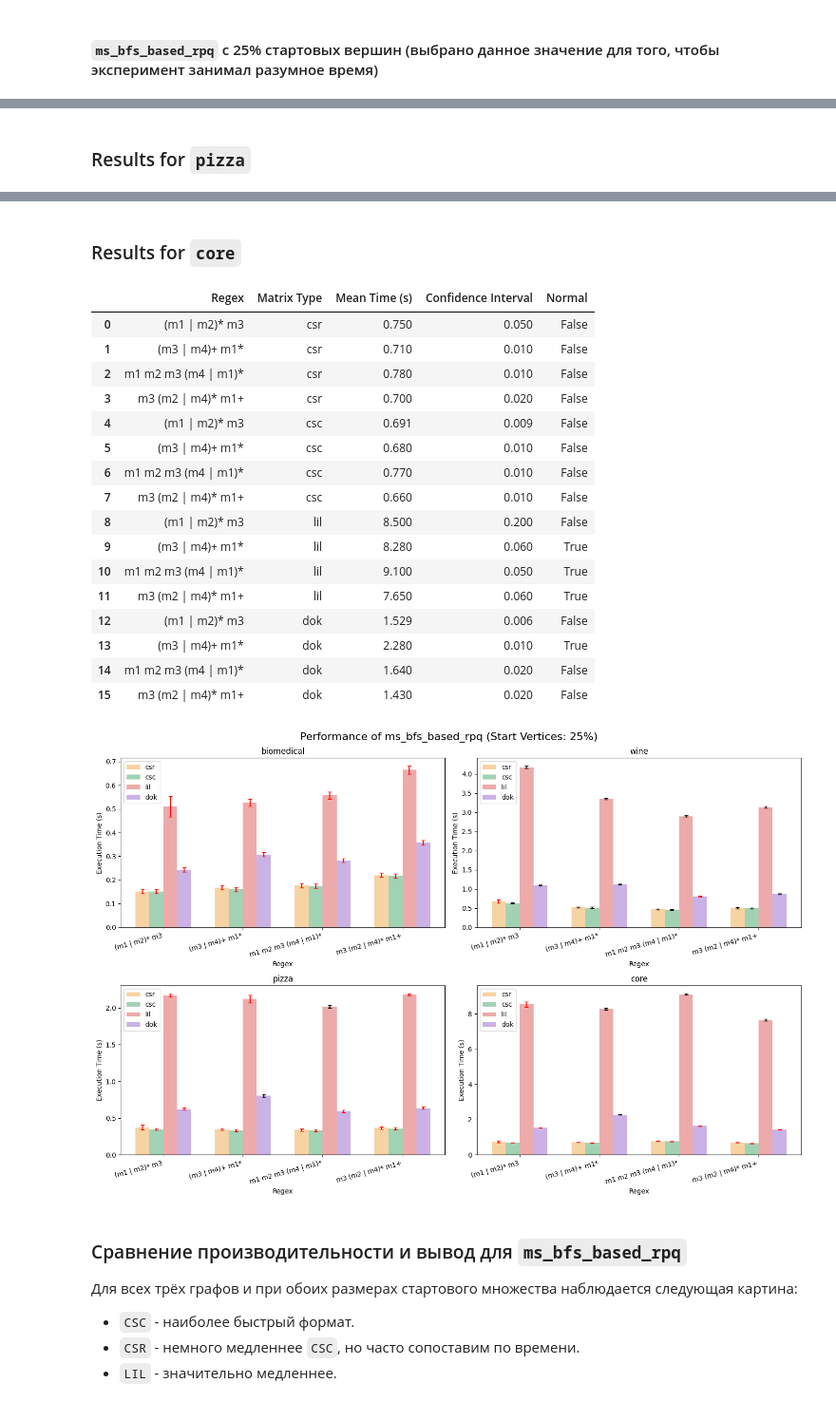
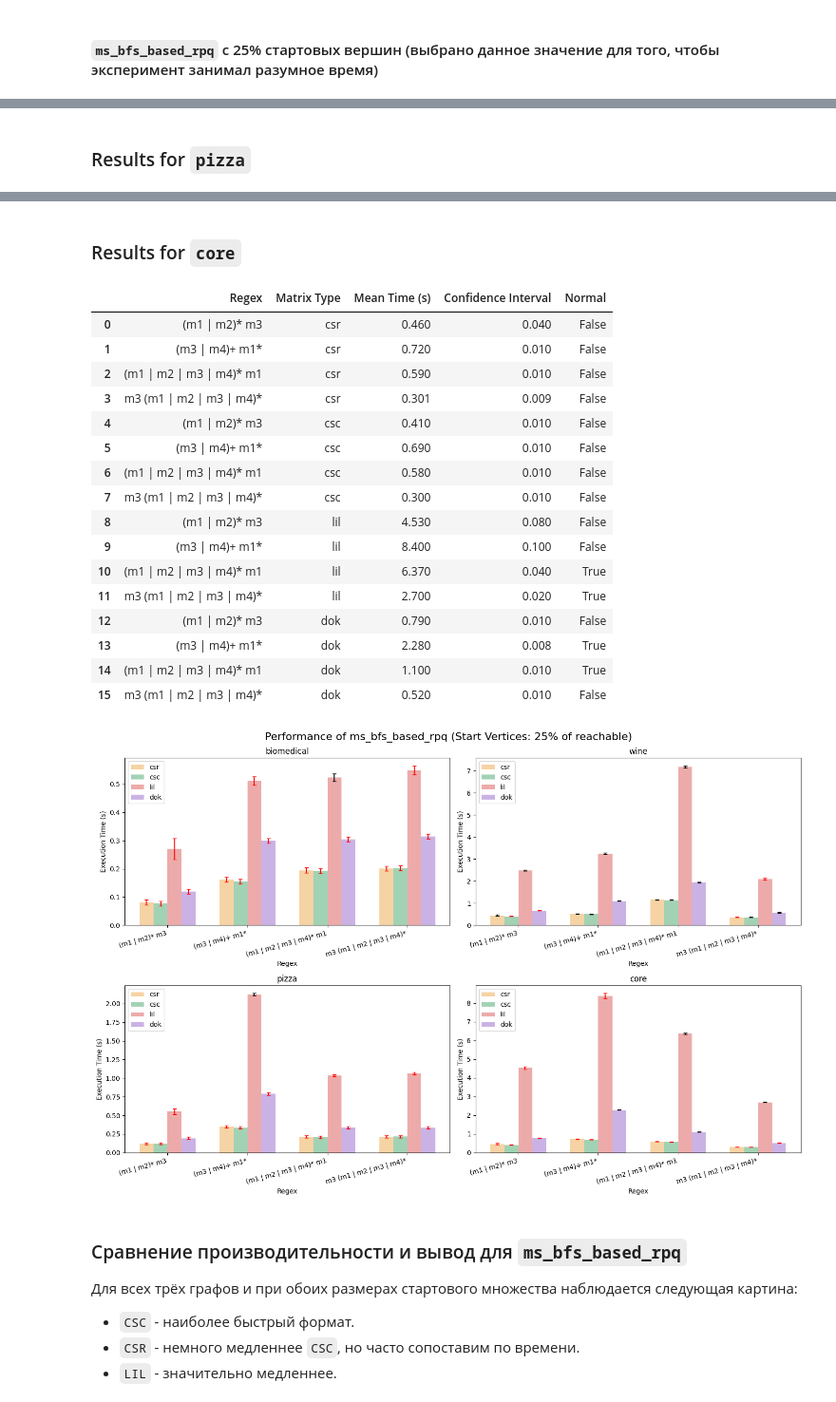
Before and after one commit to RodionovMaxim05/formal-lang-course, a Jupyter notebook: experiments/5task.ipynb, the cells around one changed output, grey strips where cells are left out. Shown at 95% size. Drawn from its saved outputs; the diff is of its cells as text; code cells hidden in the pictures.

Commit message:
refactor: update functions and calculations

```diff
--- a/experiments/5task.ipynb
+++ b/experiments/5task.ipynb
@@ -138,8 +135,8 @@ EXPERIMENT_GRAPHS: List[str] = [
 REGEX_TEMPLATES: List[str] = [
     "(m1 | m2)* m3",
     "(m3 | m4)+ m1*",
-    "m1 m2 m3 (m4 | m1)*",
-    "m3 (m2 | m4)* m1+",
+    "(m1 | m2 | m3 | m4)* m1",
+    "m3 (m1 | m2 | m3 | m4)*",
 ]
 
 GRAPH_REGEX_MAP: Dict[str, List[str]] = {}
@@ -151,7 +148,8 @@ MATRIX_TYPES: Dict[str, MatrixType] = {
     "dok": dok_array,
 }
 
-START_NODES_PERCENTAGES: List[int] = [5, 10, 20, 30, 45, 60, 80, 100]
+START_NODES_ABSOLUTE: List[int] = [1, 5, 10]
+START_NODES_PERCENTAGES: List[int] = [5, 10, 20, 35, 50, 70, 100]
 NUMBER_OF_LAUNCHES: int = 20
 # %% [markdown]
 ### Вспомагательные функции
@@ -388,14 +486,24 @@ def plot_results(
     ax.set_xlabel("Regex")
 
 
-def run_matrix_type_experiment(rpq_function, start_percent: int = 100) -> None:
+def run_matrix_type_experiment(
+    rpq_function, start_percent: int = None, start_absolute: int = None
+) -> None:
+    if start_percent is None and start_absolute is None:
+        start_percent = 100
+
+    if start_percent is not None:
+        title_suffix = f"(Start Vertices: {start_percent}% of reachable)"
+    else:
+        title_suffix = f"(Start Vertices: {start_absolute} reachable nodes)"
+
     num_graphs = len(EXPERIMENT_GRAPHS)
     num_cols = 2
     num_rows = (num_graphs + num_cols - 1) // num_cols
 
     fig, axes = plt.subplots(num_rows, num_cols, figsize=(15, 5 * num_rows))
     fig.suptitle(
-        f"Performance of {rpq_function.__name__} (Start Vertices: {start_percent}%)",
+        f"Performance of {rpq_function.__name__} {title_suffix}",
         fontsize=16,
     )
     axes = numpy.array(axes).flatten()
@@ -405,14 +513,21 @@ def run_matrix_type_experiment(rpq_function, start_percent: int = 100) -> None:
 
         regexes = GRAPH_REGEX_MAP[graph_name]
 
-        start_vertices = get_start_nodes(graph, start_percent)
-
         results = {
             matrix_type: {"means": [], "conf_inter": [], "is_normal": []}
             for matrix_type in MATRIX_TYPES
         }
 
         for regex in regexes:
+            if start_percent is not None:
+                start_vertices = get_start_nodes_from_reachable_pairs(
+                    graph, regex, percent=start_percent
+                )
+            else:
+                start_vertices = get_start_nodes_from_reachable_pairs(
+                    graph, regex, absolute=start_absolute
+                )
+
             for matrix_type, matrix_class in MATRIX_TYPES.items():
                 launches: List[float] = []
 
@@ -657,7 +833,7 @@ run_matrix_type_experiment(tensor_based_rpq, 50)
 # %% [markdown]
 #### `ms_bfs_based_rpq` с 10% стартовых вершин
 # %%
-run_matrix_type_experiment(ms_bfs_based_rpq, 10)
+run_matrix_type_experiment(ms_bfs_based_rpq, start_percent=10)
 # %% [output]
 ### Results for `biomedical`
 |  | Regex | Matrix Type | Mean Time (s) | Confidence Interval | Normal |
@@ -735,7 +911,7 @@ run_matrix_type_experiment(ms_bfs_based_rpq, 10)
 # %% [markdown]
 #### `ms_bfs_based_rpq` с 25% стартовых вершин (выбрано данное значение для того, чтобы эксперимент занимал разумное время)
 # %%
-run_matrix_type_experiment(ms_bfs_based_rpq, 25)
+run_matrix_type_experiment(ms_bfs_based_rpq, start_percent=25)
 # %% [output]
 ### Results for `biomedical`
 |  | Regex | Matrix Type | Mean Time (s) | Confidence Interval | Normal |
@@ -794,22 +970,22 @@ run_matrix_type_experiment(ms_bfs_based_rpq, 25)
 ### Results for `core`
 |  | Regex | Matrix Type | Mean Time (s) | Confidence Interval | Normal |
-| 0 | (m1 | m2)* m3 | csr | 0.750 | 0.050 | False |
-| 1 | (m3 | m4)+ m1* | csr | 0.710 | 0.010 | False |
-| 2 | m1 m2 m3 (m4 | m1)* | csr | 0.780 | 0.010 | False |
-| 3 | m3 (m2 | m4)* m1+ | csr | 0.700 | 0.020 | False |
-| 4 | (m1 | m2)* m3 | csc | 0.691 | 0.009 | False |
-| 5 | (m3 | m4)+ m1* | csc | 0.680 | 0.010 | False |
-| 6 | m1 m2 m3 (m4 | m1)* | csc | 0.770 | 0.010 | False |
-| 7 | m3 (m2 | m4)* m1+ | csc | 0.660 | 0.010 | False |
-| 8 | (m1 | m2)* m3 | lil | 8.500 | 0.200 | False |
-| 9 | (m3 | m4)+ m1* | lil | 8.280 | 0.060 | True |
-| 10 | m1 m2 m3 (m4 | m1)* | lil | 9.100 | 0.050 | True |
-| 11 | m3 (m2 | m4)* m1+ | lil | 7.650 | 0.060 | True |
-| 12 | (m1 | m2)* m3 | dok | 1.529 | 0.006 | False |
-| 13 | (m3 | m4)+ m1* | dok | 2.280 | 0.010 | True |
-| 14 | m1 m2 m3 (m4 | m1)* | dok | 1.640 | 0.020 | False |
-| 15 | m3 (m2 | m4)* m1+ | dok | 1.430 | 0.020 | False |
+| 0 | (m1 | m2)* m3 | csr | 0.460 | 0.040 | False |
+| 1 | (m3 | m4)+ m1* | csr | 0.720 | 0.010 | False |
+| 2 | (m1 | m2 | m3 | m4)* m1 | csr | 0.590 | 0.010 | False |
+| 3 | m3 (m1 | m2 | m3 | m4)* | csr | 0.301 | 0.009 | False |
+| 4 | (m1 | m2)* m3 | csc | 0.410 | 0.010 | False |
+| 5 | (m3 | m4)+ m1* | csc | 0.690 | 0.010 | False |
+| 6 | (m1 | m2 | m3 | m4)* m1 | csc | 0.580 | 0.010 | False |
+| 7 | m3 (m1 | m2 | m3 | m4)* | csc | 0.300 | 0.010 | False |
+| 8 | (m1 | m2)* m3 | lil | 4.530 | 0.080 | False |
+| 9 | (m3 | m4)+ m1* | lil | 8.400 | 0.100 | False |
+| 10 | (m1 | m2 | m3 | m4)* m1 | lil | 6.370 | 0.040 | True |
+| 11 | m3 (m1 | m2 | m3 | m4)* | lil | 2.700 | 0.020 | True |
+| 12 | (m1 | m2)* m3 | dok | 0.790 | 0.010 | False |
+| 13 | (m3 | m4)+ m1* | dok | 2.280 | 0.008 | True |
+| 14 | (m1 | m2 | m3 | m4)* m1 | dok | 1.100 | 0.010 | True |
+| 15 | m3 (m1 | m2 | m3 | m4)* | dok | 0.520 | 0.010 | False |
-[figure, old version]
+[figure, new version]
 # %% [markdown]
 ### Сравнение производительности и вывод для `ms_bfs_based_rpq`
 Для всех трёх графов и при обоих размерах стартового множества наблюдается следующая картина:
```
Also changed, not shown: parts of 13 cells of this notebook.
